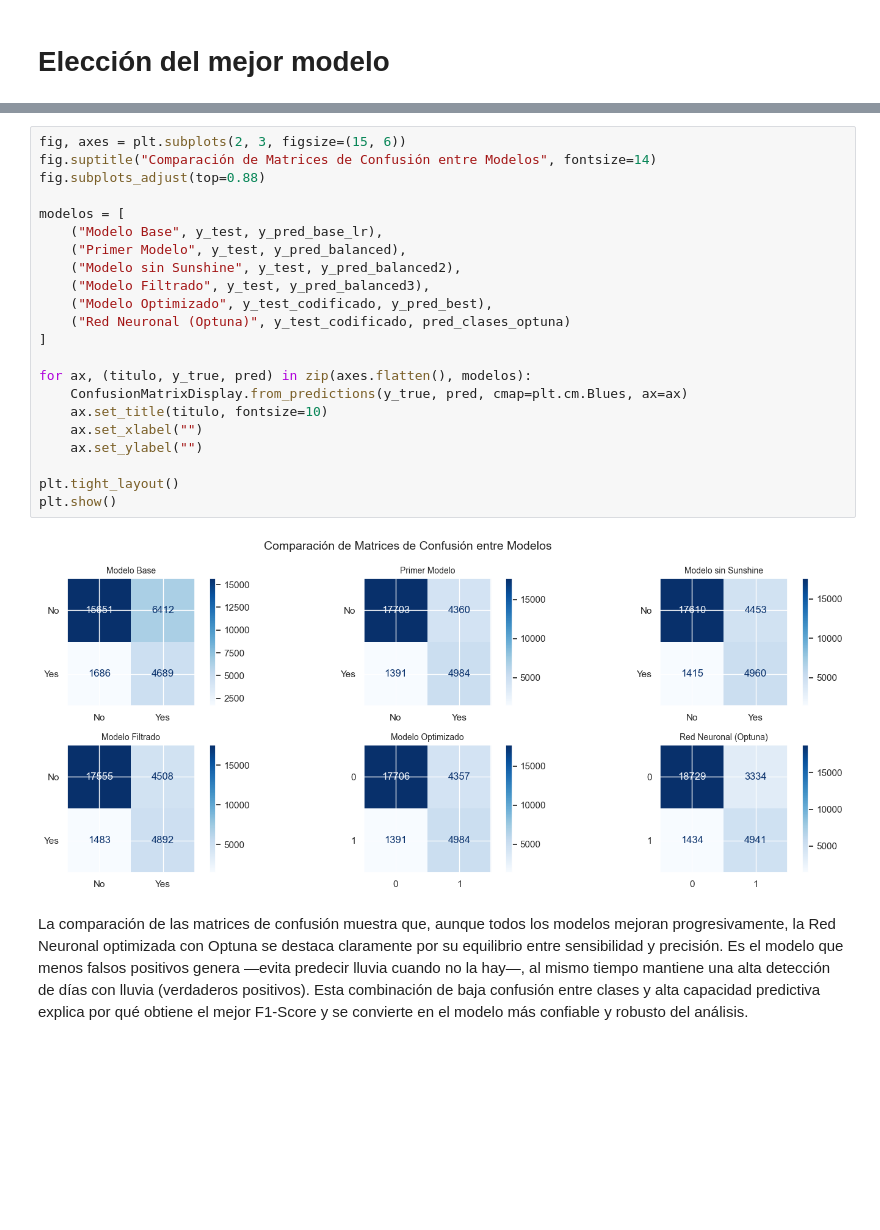
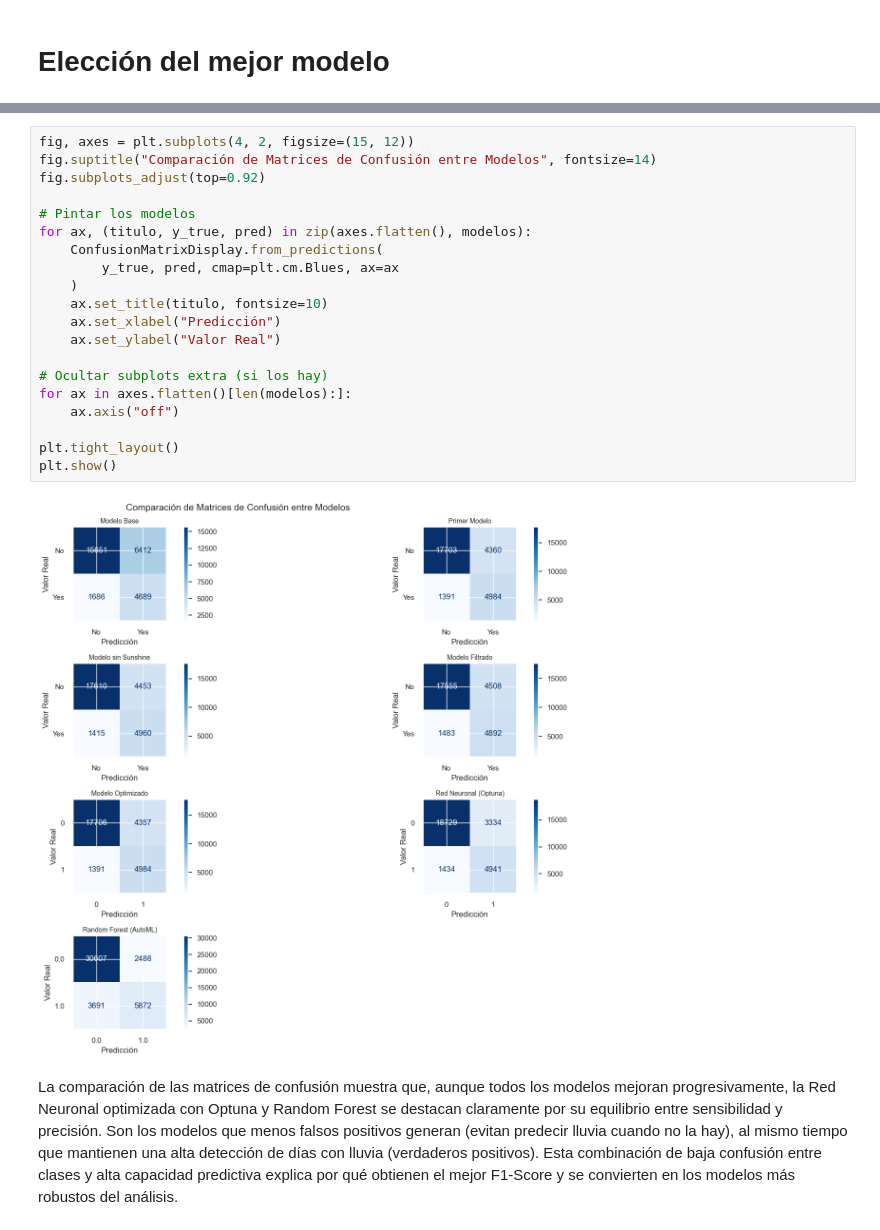
Before and after one commit to GenaCanciani/AA1-TUIA-Canciani-Mancini-Morales, a Jupyter notebook: TP-clasificacion-AA1.ipynb, the cells around one changed output, grey strips where cells are left out. Drawn from its saved outputs; the diff is of its cells as text; blank space fills up the shorter version.

Commit message:
Comentarios y correcciones en la parte final(inferencia y elección de modelo)

```diff
--- a/TP-clasificacion-AA1.ipynb
+++ b/TP-clasificacion-AA1.ipynb
@@ -1804,28 +1809,26 @@ Finalmente, la Red Neuronal optimizada con Optuna presenta los mejores valores t
 # %%
-fig, axes = plt.subplots(2, 3, figsize=(15, 6))
+fig, axes = plt.subplots(4, 2, figsize=(15, 12))
 fig.suptitle("Comparación de Matrices de Confusión entre Modelos", fontsize=14)
-fig.subplots_adjust(top=0.88)
+fig.subplots_adjust(top=0.92)
 
-modelos = [
-    ("Modelo Base", y_test, y_pred_base_lr),
-    ("Primer Modelo", y_test, y_pred_balanced),
-    ("Modelo sin Sunshine", y_test, y_pred_balanced2),
-    ("Modelo Filtrado", y_test, y_pred_balanced3),
-    ("Modelo Optimizado", y_test_codificado, y_pred_best),
-    ("Red Neuronal (Optuna)", y_test_codificado, pred_clases_optuna)
-]
+# Pintar los modelos
+for ax, (titulo, y_true, pred) in zip(axes.flatten(), modelos):
+    ConfusionMatrixDisplay.from_predictions(
+        y_true, pred, cmap=plt.cm.Blues, ax=ax
+    )
+    ax.set_title(titulo, fontsize=10)
+    ax.set_xlabel("Predicción")
+    ax.set_ylabel("Valor Real")
 
-for ax, (titulo, y_true, pred) in zip(axes.flatten(), modelos):
-    ConfusionMatrixDisplay.from_predictions(y_true, pred, cmap=plt.cm.Blues, ax=ax)
-    ax.set_title(titulo, fontsize=10)
-    ax.set_xlabel("")
-    ax.set_ylabel("")
+# Ocultar subplots extra (si los hay)
+for ax in axes.flatten()[len(modelos):]:
+    ax.axis("off")
 
 plt.tight_layout()
 plt.show()
 # %% [output]
-[figure, old version]
+[figure, new version]
 # %% [markdown]
-La comparación de las matrices de confusión muestra que, aunque todos los modelos mejoran progresivamente, la Red Neuronal optimizada con Optuna se destaca claramente por su equilibrio entre sensibilidad y precisión. Es el modelo que menos falsos positivos genera —evita predecir lluvia cuando no la hay—, al mismo tiempo mantiene una alta detección de días con lluvia (verdaderos positivos). Esta combinación de baja confusión entre clases y alta capacidad predictiva explica por qué obtiene el mejor F1-Score y se convierte en el modelo más confiable y robusto del análisis.
+La comparación de las matrices de confusión muestra que, aunque todos los modelos mejoran progresivamente, la Red Neuronal optimizada con Optuna y Random Forest se destacan claramente por su equilibrio entre sensibilidad y precisión. Son los modelos que menos falsos positivos generan (evitan predecir lluvia cuando no la hay), al mismo tiempo que mantienen una alta detección de días con lluvia (verdaderos positivos). Esta combinación de baja confusión entre clases y alta capacidad predictiva explica por qué obtienen el mejor F1-Score y se convierten en los modelos más robustos del análisis.
 # %%
 # Guardamos el modelo de Keras (ya entrenado)
```
Also changed, not shown: parts of 27 cells of this notebook, 4 other files.
